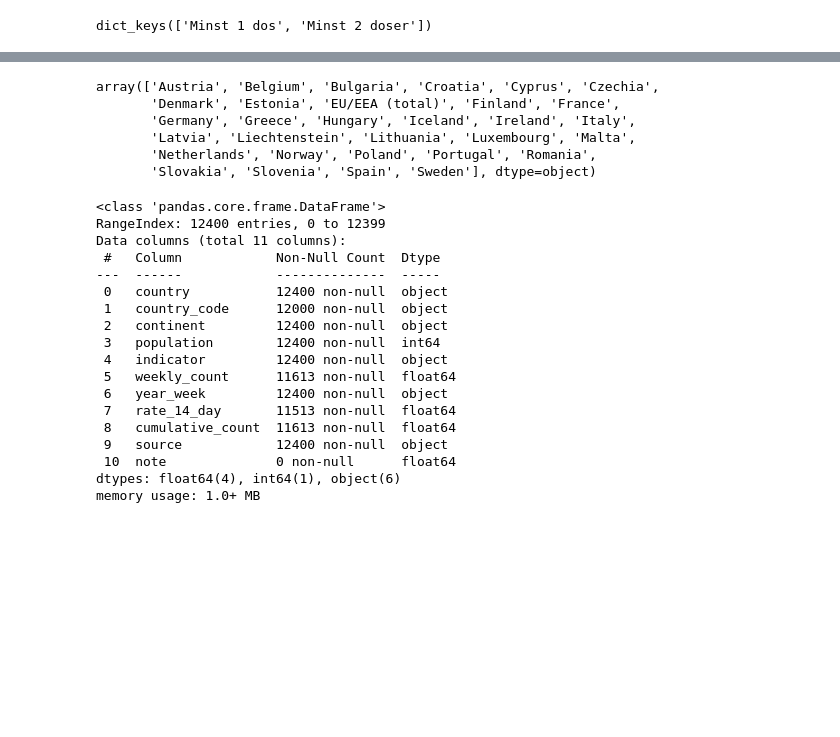
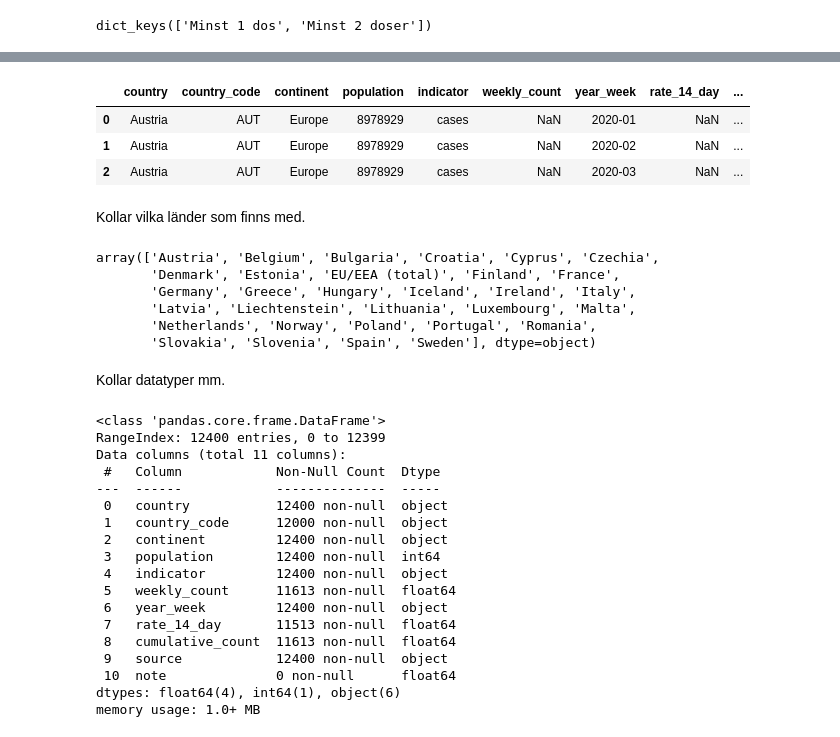
Before and after one commit to dancla240/Databehandling_Daniel_Claesson, a Jupyter notebook: Lab1/Lab1_Daniel_Claesson.ipynb, the cells around one changed output, grey strips where cells are left out. Saved outputs shown, nothing was run; the diff lists cells and outputs as text; code cells hidden in the pictures; blank space fills up the shorter version.

```diff
--- a/Lab1/Lab1_Daniel_Claesson.ipynb
+++ b/Lab1/Lab1_Daniel_Claesson.ipynb
@@ -720,3 +694,13 @@ memory usage: 1.0+ MB
+# %%
+ecdc_df = pd.read_csv("../Data/ECDC_data.csv")
+ecdc_df.head(3)
+# %% [output]
+|  | country | country_code | continent | population | indicator | weekly_count | year_week | rate_14_day | ... |
+| 0 | Austria | AUT | Europe | 8978929 | cases | NaN | 2020-01 | NaN | ... |
+| 1 | Austria | AUT | Europe | 8978929 | cases | NaN | 2020-02 | NaN | ... |
+| 2 | Austria | AUT | Europe | 8978929 | cases | NaN | 2020-03 | NaN | ... |
+# %% [markdown]
+Kollar vilka länder som finns med.
 # %%
 ecdc_df['country'].unique()
 # %% [output]
@@ -726,6 +710,8 @@ array(['Austria', 'Belgium', 'Bulgaria', 'Croatia', 'Cyprus', 'Czechia',
        'Latvia', 'Liechtenstein', 'Lithuania', 'Luxembourg', 'Malta',
        'Netherlands', 'Norway', 'Poland', 'Portugal', 'Romania',
        'Slovakia', 'Slovenia', 'Spain', 'Sweden'], dtype=object)
+# %% [markdown]
+Kollar datatyper mm.
 # %%
 ecdc_df.info()
 # %% [output]
```
Also changed, not shown: parts of 26 cells of this notebook.
